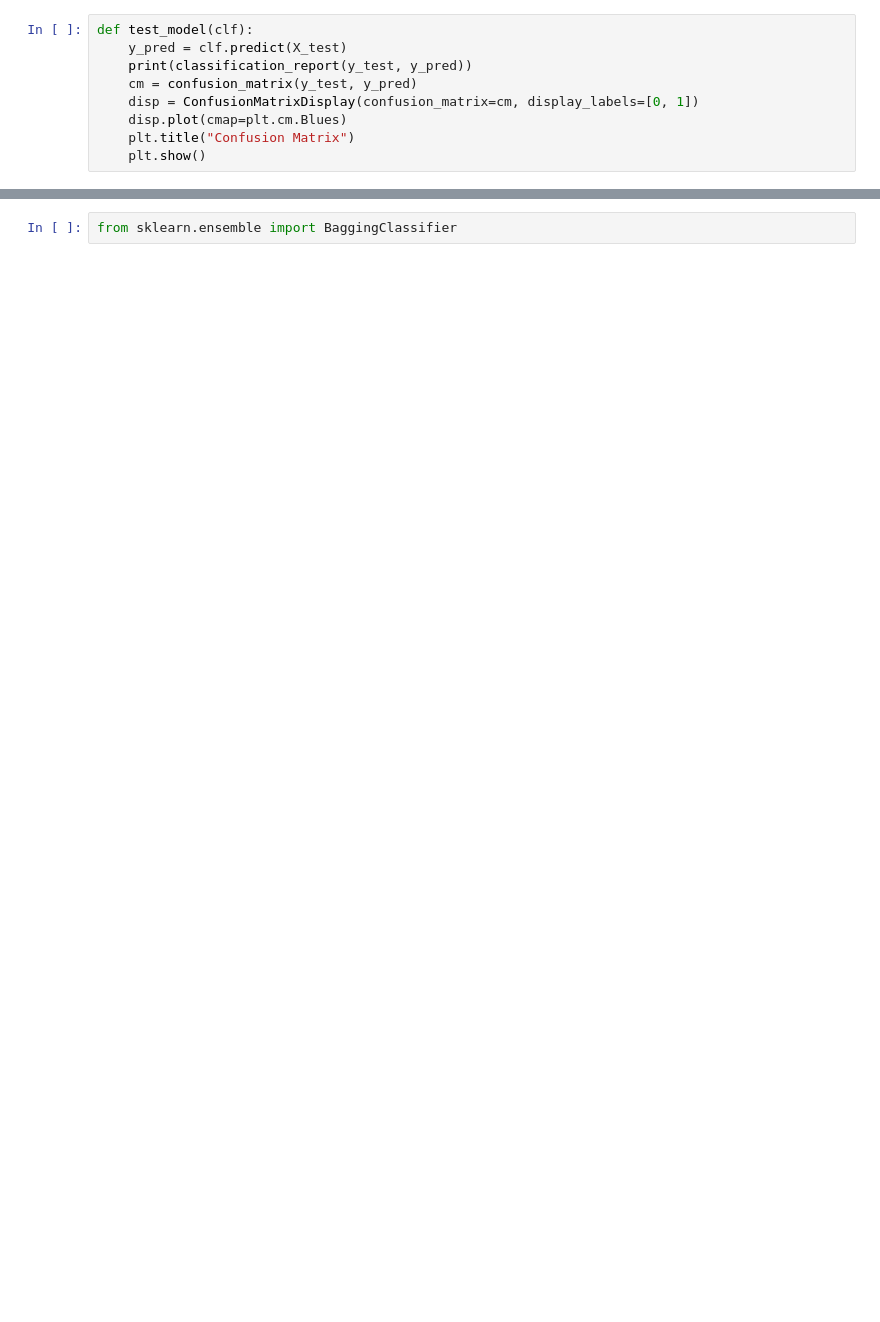
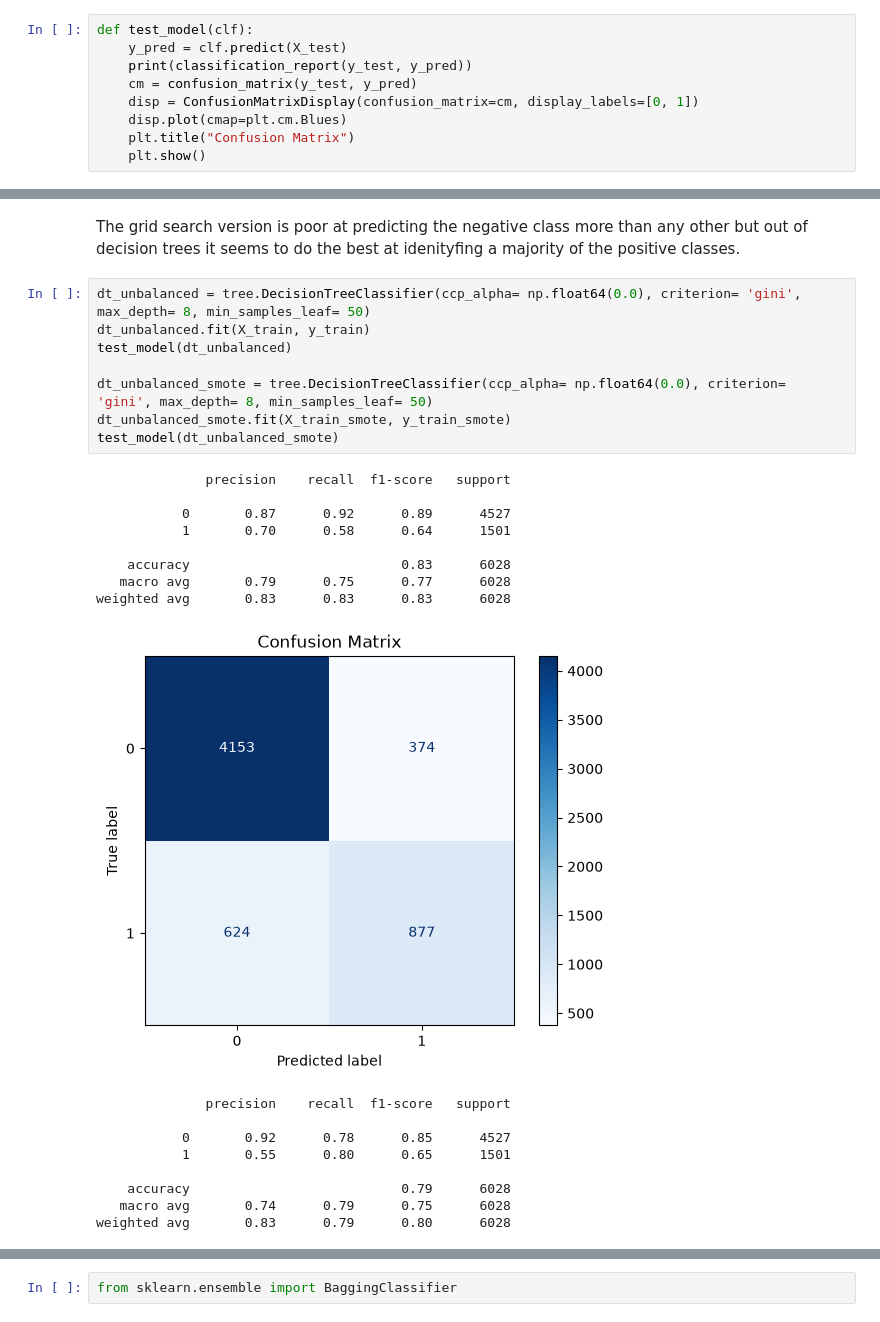
Before and after one commit to LouisUF/Intro-To-ML-Project, a Jupyter notebook: Term Project Group 19.ipynb, the cells around one changed output, grey strips where cells are left out. Saved outputs shown, nothing was run; the diff lists cells and outputs as text; blank space fills up the shorter version.

```diff
--- a/Term Project Group 19.ipynb
+++ b/Term Project Group 19.ipynb
@@ -686,0 +590,28 @@ However, the limited depth is making it less prone to correctly predicting high
+# %% [markdown]
+The grid search version is poor at predicting the negative class more than any other but out of decision trees it seems to do the best at idenityfing a majority of the positive classes.
+# %%
+dt_unbalanced = tree.DecisionTreeClassifier(ccp_alpha= np.float64(0.0), criterion= 'gini', max_depth= 8, min_samples_leaf= 50)
+dt_unbalanced.fit(X_train, y_train)
+test_model(dt_unbalanced)
+
+dt_unbalanced_smote = tree.DecisionTreeClassifier(ccp_alpha= np.float64(0.0), criterion= 'gini', max_depth= 8, min_samples_leaf= 50)
+dt_unbalanced_smote.fit(X_train_smote, y_train_smote)
+test_model(dt_unbalanced_smote)
+# %% [output]
+              precision    recall  f1-score   support
+
+           0       0.87      0.92      0.89      4527
+           1       0.70      0.58      0.64      1501
+
+    accuracy                           0.83      6028
+   macro avg       0.79      0.75      0.77      6028
+weighted avg       0.83      0.83      0.83      6028
+[figure, added]
+              precision    recall  f1-score   support
+
+           0       0.92      0.78      0.85      4527
+           1       0.55      0.80      0.65      1501
+
+    accuracy                           0.79      6028
+   macro avg       0.74      0.79      0.75      6028
+weighted avg       0.83      0.79      0.80      6028
```
Also changed, not shown: parts of 71 cells of this notebook.
